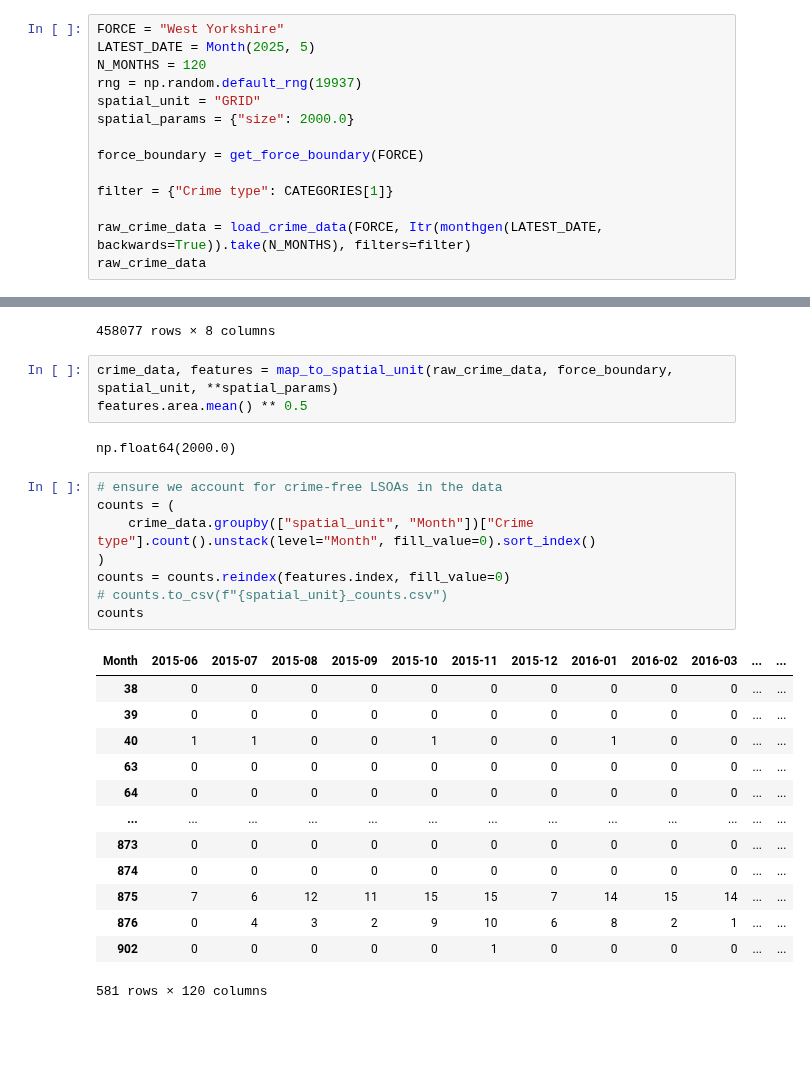
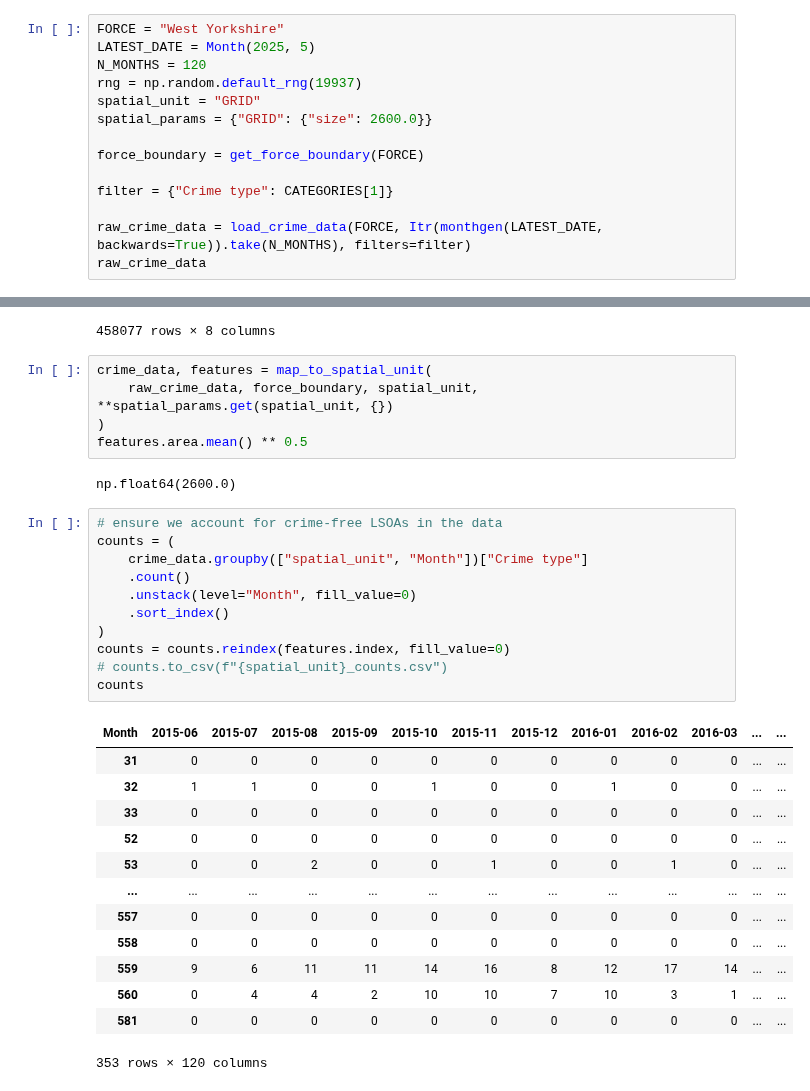
Before and after one commit to safer-streets/safer-streets-core, a Jupyter notebook: poisson-gamma.ipynb, the cells around one changed output, grey strips where cells are left out. Cells and saved outputs as stored; diff of their text form; blank space fills up the shorter version.

```diff
--- a/poisson-gamma.ipynb
+++ b/poisson-gamma.ipynb
@@ -32,7 +32,7 @@ LATEST_DATE = Month(2025, 5)
 N_MONTHS = 120
 rng = np.random.default_rng(19937)
 spatial_unit = "GRID"
-spatial_params = {"size": 2000.0}
+spatial_params = {"GRID": {"size": 2600.0}}
 
 force_boundary = get_force_boundary(FORCE)
 
@@ -56,30 +56,35 @@ raw_crime_data
 | None | 2015-06 | West Yorkshire Police | West Yorkshire Police | On or near Mill Street | E01011872 | Wakefield 045D | Anti-social behaviour | POINT (444425.029 410683.036) |
 458077 rows × 8 columns
 # %%
-crime_data, features = map_to_spatial_unit(raw_crime_data, force_boundary, spatial_unit, **spatial_params)
+crime_data, features = map_to_spatial_unit(
+    raw_crime_data, force_boundary, spatial_unit, **spatial_params.get(spatial_unit, {})
+)
 features.area.mean() ** 0.5
 # %% [output]
-np.float64(2000.0)
+np.float64(2600.0)
 # %%
 # ensure we account for crime-free LSOAs in the data
 counts = (
-    crime_data.groupby(["spatial_unit", "Month"])["Crime type"].count().unstack(level="Month", fill_value=0).sort_index()
+    crime_data.groupby(["spatial_unit", "Month"])["Crime type"]
+    .count()
+    .unstack(level="Month", fill_value=0)
+    .sort_index()
 )
 counts = counts.reindex(features.index, fill_value=0)
 # counts.to_csv(f"{spatial_unit}_counts.csv")
 counts
 # %% [output]
 | Month | 2015-06 | 2015-07 | 2015-08 | 2015-09 | 2015-10 | 2015-11 | 2015-12 | 2016-01 | 2016-02 | 2016-03 | ... | ... |
-| 38 | 0 | 0 | 0 | 0 | 0 | 0 | 0 | 0 | 0 | 0 | ... | ... |
-| 39 | 0 | 0 | 0 | 0 | 0 | 0 | 0 | 0 | 0 | 0 | ... | ... |
-| 40 | 1 | 1 | 0 | 0 | 1 | 0 | 0 | 1 | 0 | 0 | ... | ... |
-| 63 | 0 | 0 | 0 | 0 | 0 | 0 | 0 | 0 | 0 | 0 | ... | ... |
-| 64 | 0 | 0 | 0 | 0 | 0 | 0 | 0 | 0 | 0 | 0 | ... | ... |
+| 31 | 0 | 0 | 0 | 0 | 0 | 0 | 0 | 0 | 0 | 0 | ... | ... |
+| 32 | 1 | 1 | 0 | 0 | 1 | 0 | 0 | 1 | 0 | 0 | ... | ... |
+| 33 | 0 | 0 | 0 | 0 | 0 | 0 | 0 | 0 | 0 | 0 | ... | ... |
+| 52 | 0 | 0 | 0 | 0 | 0 | 0 | 0 | 0 | 0 | 0 | ... | ... |
+| 53 | 0 | 0 | 2 | 0 | 0 | 1 | 0 | 0 | 1 | 0 | ... | ... |
 | ... | ... | ... | ... | ... | ... | ... | ... | ... | ... | ... | ... | ... |
-| 873 | 0 | 0 | 0 | 0 | 0 | 0 | 0 | 0 | 0 | 0 | ... | ... |
-| 874 | 0 | 0 | 0 | 0 | 0 | 0 | 0 | 0 | 0 | 0 | ... | ... |
-| 875 | 7 | 6 | 12 | 11 | 15 | 15 | 7 | 14 | 15 | 14 | ... | ... |
-| 876 | 0 | 4 | 3 | 2 | 9 | 10 | 6 | 8 | 2 | 1 | ... | ... |
-| 902 | 0 | 0 | 0 | 0 | 0 | 1 | 0 | 0 | 0 | 0 | ... | ... |
+| 557 | 0 | 0 | 0 | 0 | 0 | 0 | 0 | 0 | 0 | 0 | ... | ... |
+| 558 | 0 | 0 | 0 | 0 | 0 | 0 | 0 | 0 | 0 | 0 | ... | ... |
+| 559 | 9 | 6 | 11 | 11 | 14 | 16 | 8 | 12 | 17 | 14 | ... | ... |
+| 560 | 0 | 4 | 4 | 2 | 10 | 10 | 7 | 10 | 3 | 1 | ... | ... |
+| 581 | 0 | 0 | 0 | 0 | 0 | 0 | 0 | 0 | 0 | 0 | ... | ... |
-581 rows × 120 columns
+353 rows × 120 columns
 # %%
```
Also changed, not shown: parts of 11 cells of this notebook, 5 other files.
